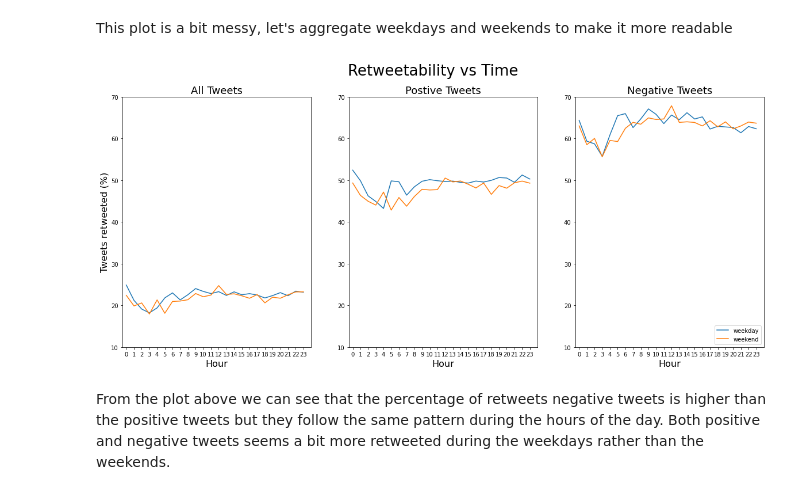
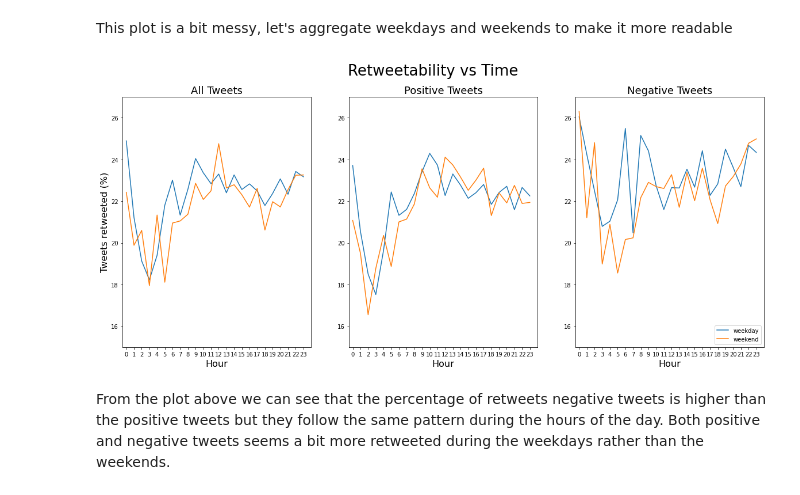
Before and after one commit to epfl-ada/ada-2020-project-milestone-p3-p3_musetti-adaletti, a Jupyter notebook: Creative_extension_analysis.ipynb, the cells around one changed output. Drawn from its saved outputs; the diff is of its cells as text; code cells hidden in the pictures.

```diff
--- a/Creative_extension_analysis.ipynb
+++ b/Creative_extension_analysis.ipynb
@@ -785,15 +785,15 @@ ret_neg = wd_we(neg_retweeted_count_per_h)
 
 # get percentages
 perc_tot = perc_rt(ret_tot , ret_tot_0)
-perc_pos = perc_rt(ret_tot , ret_pos_0)
-perc_neg = perc_rt(ret_tot , ret_neg_0)
+perc_pos = perc_rt(ret_pos , ret_pos_0)
+perc_neg = perc_rt(ret_neg , ret_neg_0)
 # %%
 plt.figure(figsize=(20,8))
 plt.suptitle('Retweetability vs Time',fontsize=26)
 
 plt.subplot(1, 3, 1)
 plt.xlim(-0.5, 24)
-plt.ylim(10, 70)
+plt.ylim(15, 27)
 plt.xticks(np.arange(0, 24, step=1))
 plt.xlabel('Hour',fontsize=16)
 plt.ylabel('Tweets retweeted (%)',fontsize=16)
@@ -801,36 +801,36 @@ plt.title('All Tweets', fontsize=18)
 
 
 for i in range(2):
     plt.plot(perc_tot.iloc[i])
 
 plt.subplot(1, 3, 2)
 plt.xlim(-0.5, 24)
-plt.ylim(10, 70)
+plt.ylim(15, 27)
 plt.xticks(np.arange(0, 24, step=1))
 plt.xlabel('Hour',fontsize=16)
 plt.title('Positive Tweets',fontsize=18)
 
 
 for i in range(2):
     plt.plot(perc_pos.iloc[i])
 
 plt.subplot(1, 3, 3)
 plt.xlim(-0.5, 24)
-plt.ylim(10, 70)
+plt.ylim(15, 27)
 plt.xticks(np.arange(0, 24, step=1))
 plt.xlabel('Hour',fontsize=16)
 plt.title('Negative Tweets',fontsize=18)
 
 
 for i in range(2):
     plt.plot(perc_neg.iloc[i])
     plt.legend(['weekday','weekend'], loc='lower right')
 
 
 
 plt.show()
 # %% [output]
-[figure, old version]
+[figure, new version]
 # %% [markdown]
 From the plot above we can see that the percentage of retweets negative tweets is higher than the positive tweets but they follow the same pattern during the hours of the day. Both positive and negative tweets seems a bit more retweeted during the weekdays rather than the weekends.
 # %% [markdown]
```
